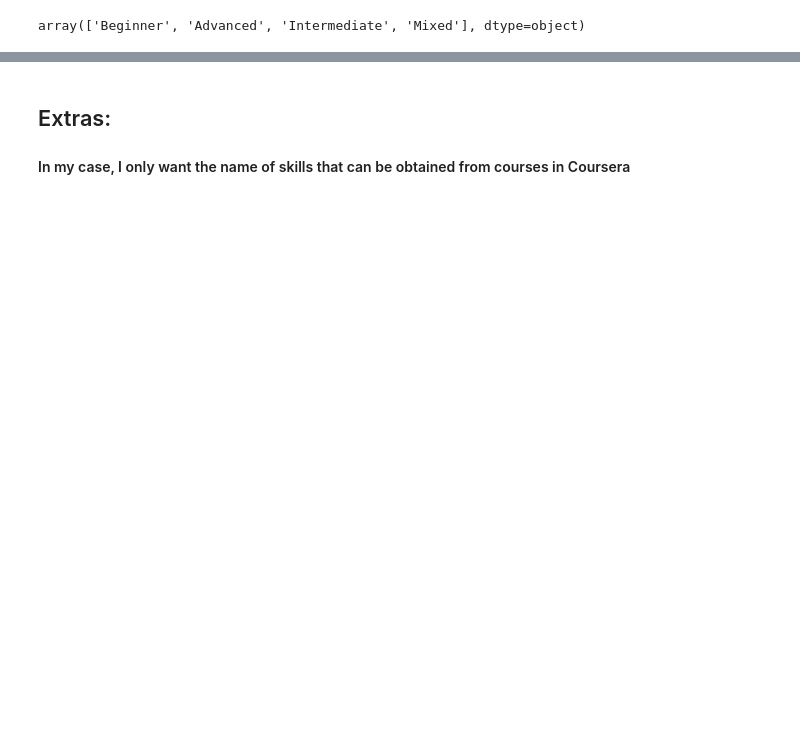
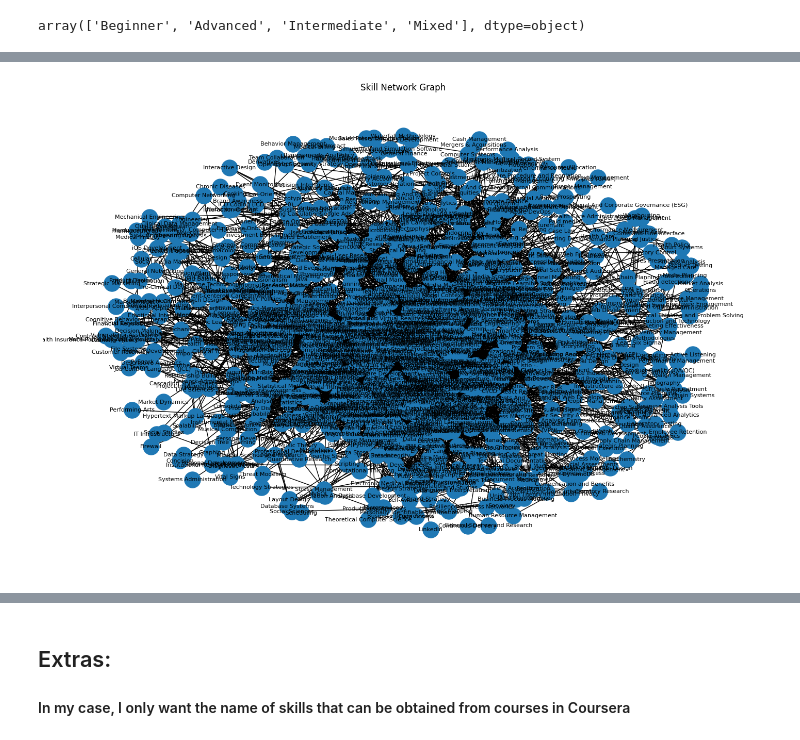
Before and after one commit to Incompana/Ekstraksi-Data, a Jupyter notebook: coursera-course-scraping.ipynb, the cells around one changed output, grey strips where cells are left out. Saved outputs shown, nothing was run; the diff lists cells and outputs as text; code cells hidden in the pictures; blank space fills up the shorter version.

```diff
--- a/coursera-course-scraping.ipynb
+++ b/coursera-course-scraping.ipynb
@@ -212,0 +218,66 @@ dtype: int64
+# %%
+import pandas as pd
+import networkx as nx
+import matplotlib.pyplot as plt
+from itertools import combinations
+
+# buat graph
+G = nx.Graph()
+
+# loop semua course
+for skills in df["Skills"].dropna():
+
+    # pecah skill
+    skill_list = [s.strip() for s in skills.split(",")]
+
+    # buat pasangan skill
+    for skill1, skill2 in combinations(skill_list, 2):
+
+        # kalau edge sudah ada
+        if G.has_edge(skill1, skill2):
+            G[skill1][skill2]["weight"] += 1
+        else:
+            G.add_edge(skill1, skill2, weight=1)
+
+# ambil edge yang cukup kuat
+strong_edges = [
+    (u, v)
+    for u, v, d in G.edges(data=True)
+    if d["weight"] >= 3
+]
+
+# subgraph
+H = G.edge_subgraph(strong_edges)
+
+# ukuran figure
+plt.figure(figsize=(18, 12))
+
+# posisi node
+pos = nx.spring_layout(H, k=0.5)
+
+# gambar node
+nx.draw_networkx_nodes(
+    H,
+    pos,
+    node_size=500
+)
+
+# gambar edge
+nx.draw_networkx_edges(
+    H,
+    pos,
+    width=1
+)
+
+# label
+nx.draw_networkx_labels(
+    H,
+    pos,
+    font_size=8
+)
+
+plt.title("Skill Network Graph")
+plt.axis("off")
+plt.show()
+# %% [output]
+[figure, added]
```
Also changed, not shown: parts of 10 cells of this notebook, 17 other files.
